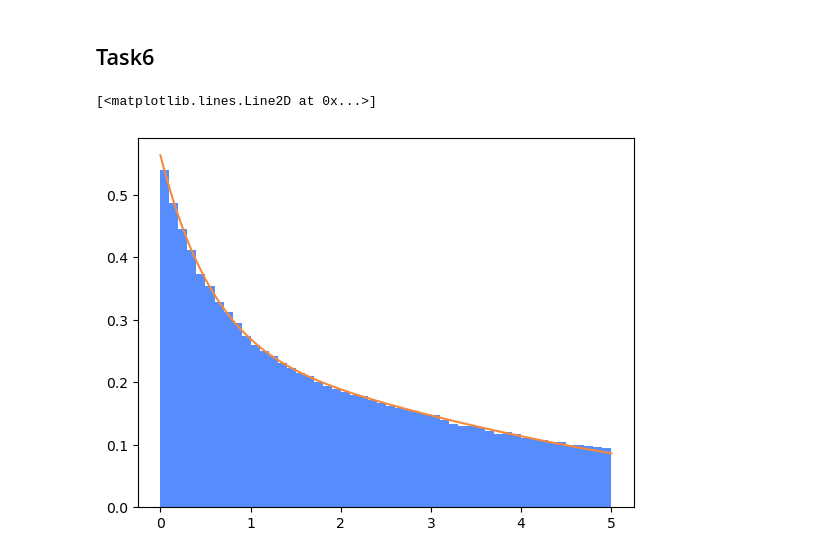
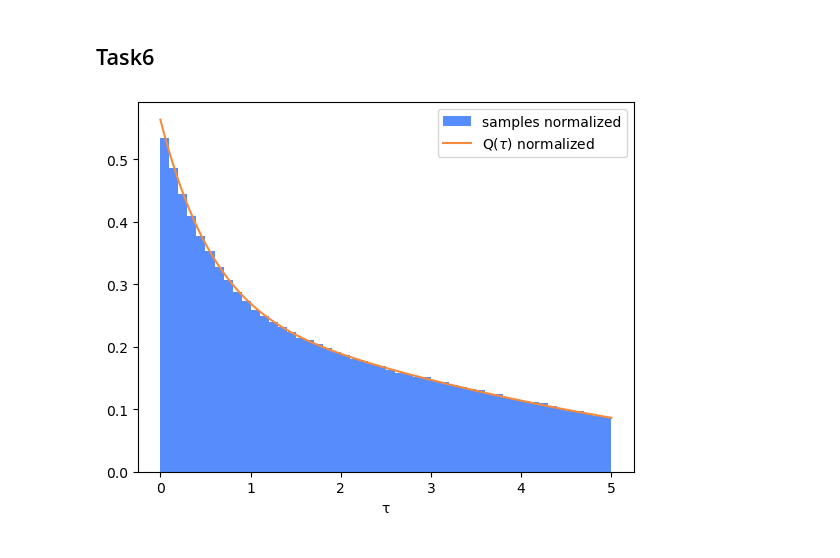
Before and after one commit to lordVelisch/diagrammatic-monte-carlo-solver, a Jupyter notebook: figures/task5.ipynb, the cells around one changed output. Drawn from its saved outputs; the diff is of its cells as text; code cells hidden in the pictures.

Commit message:
task6: add plot and write small introduction

```diff
--- a/figures/task5.ipynb
+++ b/figures/task5.ipynb
@@ -76,21 +76,22 @@ I4: 7.2540642788951235, correct result: 7.298990145866727 with error: 0.04492586
 # %%
 normalisation = 1 # didnt calculate yet
 betas = [1/4, 3/4]
 
 def f(tau, betas):
     my_sum = 0
     for beta in betas:
         my_sum+=1/(beta-1)*(tau+1/(beta-1)*(np.exp(-(beta-1)*tau)-1))
 
     return np.exp(-tau)*(1+0.25*my_sum)
 
 df = pd.read_csv("../data/task6/histogram.csv")
 
-plt.hist(df, bins=50, density=True, label="generated distribution")
+plt.hist(df, bins=50, density=True, label="samples normalized")
 
 tau_values = np.linspace(0, 5, 1000)
-plt.plot(tau_values, f(tau_values, betas)*1/1.775, label="f_normalised(tau)")
-# plt.savefig("../report/figures/task4/histogram")
+plt.plot(tau_values, f(tau_values, betas)*1/1.775, label="Q($\\tau$) normalized")
+plt.xlabel("τ")
+plt.legend()
+plt.savefig("../report/figures/task6/histogram.pdf")
 # %% [output]
-[<matplotlib.lines.Line2D at 0x...>]
-[figure, old version]
+[figure, new version]
```
Also changed, not shown: 3 other files.
